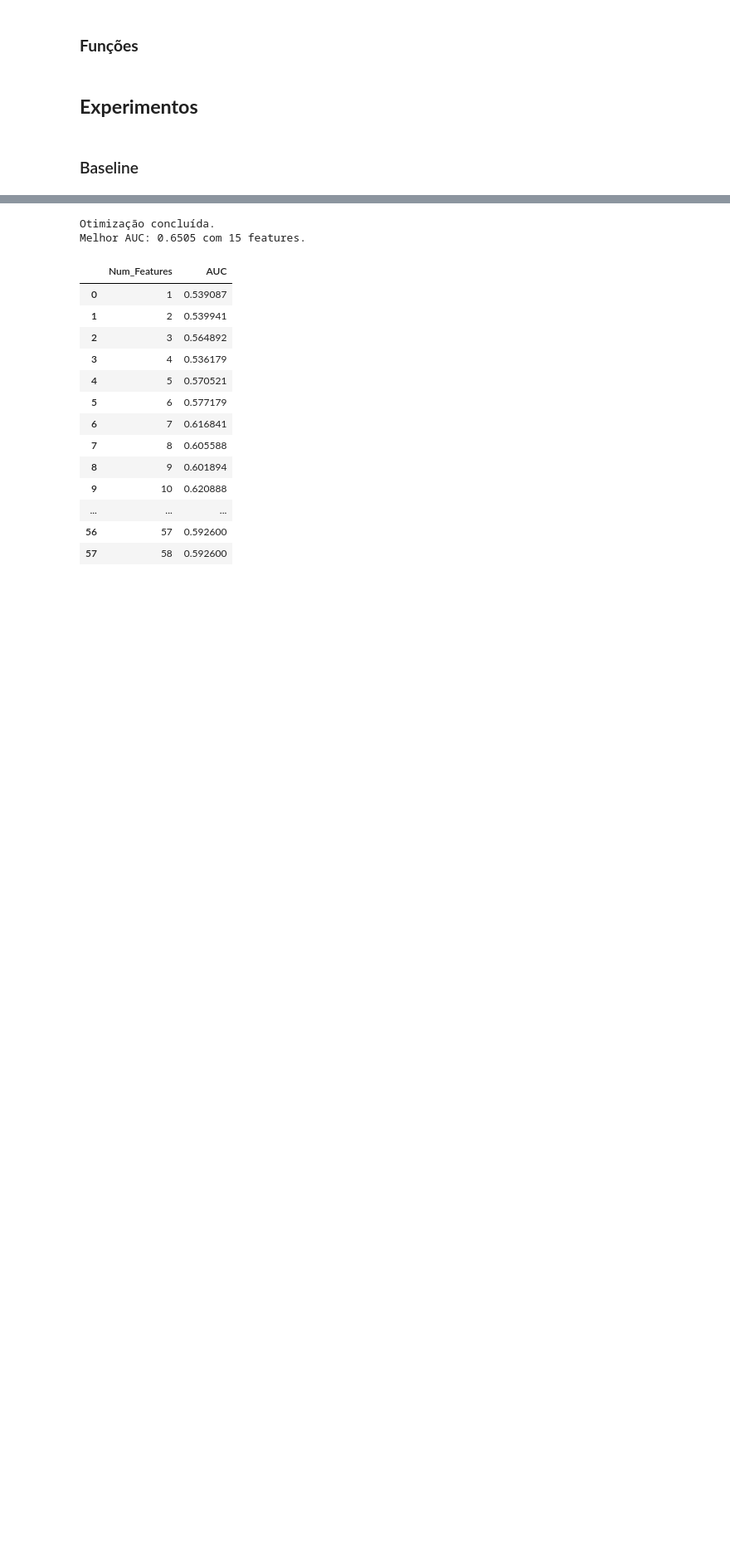
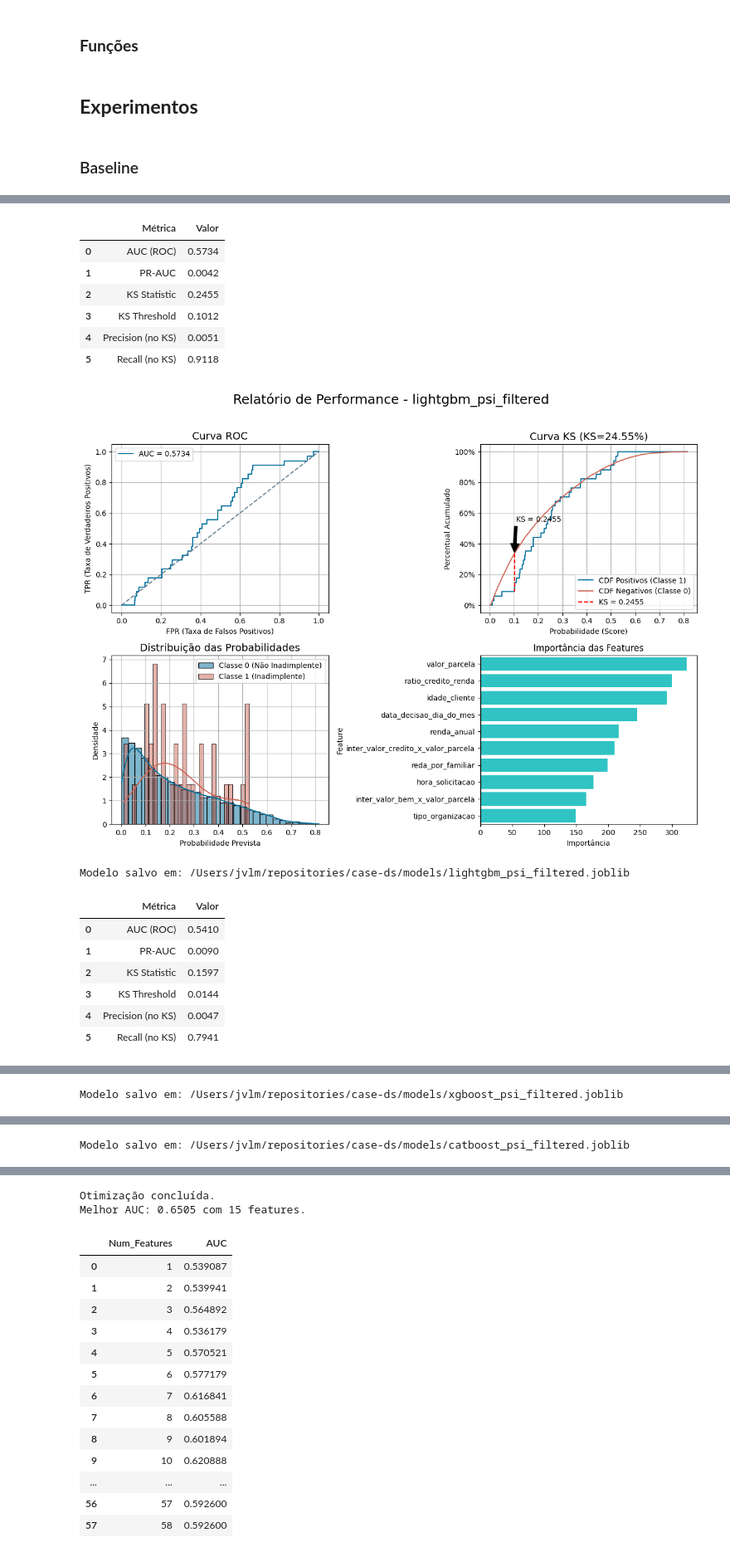
Before and after one commit to JVMergulho/case-ds, a Jupyter notebook: notebooks/criar_modelo.ipynb, the cells around one changed output, grey strips where cells are left out. Shown at 83% size. Cells and saved outputs as stored; diff of their text form; code cells hidden in the pictures; blank space fills up the shorter version.

```diff
--- a/notebooks/criar_modelo.ipynb
+++ b/notebooks/criar_modelo.ipynb
@@ -203,7 +216,7 @@ def plot_feature_importance(model, feature_names, ax=None):
   feature_importances = get_feature_importance_df(model, feature_names).head(10)
 
   # Plotar a importância das features
-  sns.barplot(x='Importance', y='Feature', data=feature_importances, ax=ax)
+  sns.barplot(x='Importance', y='Feature', data=feature_importances, ax=ax, color=cyan)
   ax.set_title('Importância das Features')
   ax.set_xlabel('Importância')
   ax.set_ylabel('Feature')
@@ -411,0 +541,9 @@ Modelo salvo em: /Users/jvlm/repositories/case-ds/models/catboost_baseline.jobli
+# %%
+features_names = X_train.columns.tolist()
+
+psi_results_df = analyze_psi(X_train, X_test)
+
+psi_results_warning = psi_results_df[psi_results_df['Status'] != 'Estável']
+display(psi_results_warning)
+
+psi_results_unstable = psi_results_df[psi_results_df['Status'] == 'Instável']
@@ -411,0 +566,30 @@ Modelo salvo em: /Users/jvlm/repositories/case-ds/models/catboost_baseline.jobli
+# %%
+X_train_stable = X_train.drop(columns=psi_results_unstable['Coluna'].tolist())
+X_test_stable = X_test.drop(columns=psi_results_unstable['Coluna'].tolist())
+# %%
+# Criar os modelos baseline
+model_lgbm = lgb.LGBMClassifier(**default_params['lgbm'])
+model_xgboost = xgb.XGBClassifier(**default_params['xgb'])
+model_catboost = cat.CatBoostClassifier(**default_params['cat'])
+
+# Executar experimentos baseline (apenas uma vez)
+run_experiment(model_lgbm, experiment_name='lightgbm_psi_filtered', X_train=X_train_stable, X_test=X_test_stable)
+run_experiment(model_xgboost, experiment_name='xgboost_psi_filtered', X_train=X_train_stable, X_test=X_test_stable)
+run_experiment(model_catboost, experiment_name='catboost_psi_filtered', X_train=X_train_stable, X_test=X_test_stable)
+# %% [output]
+|  | Métrica | Valor |
+| 0 | AUC (ROC) | 0.5734 |
+| 1 | PR-AUC | 0.0042 |
+| 2 | KS Statistic | 0.2455 |
+| 3 | KS Threshold | 0.1012 |
+| 4 | Precision (no KS) | 0.0051 |
+| 5 | Recall (no KS) | 0.9118 |
+[figure, added]
+Modelo salvo em: /Users/jvlm/repositories/case-ds/models/lightgbm_psi_filtered.joblib
+|  | Métrica | Valor |
+| 0 | AUC (ROC) | 0.5410 |
+| 1 | PR-AUC | 0.0090 |
+| 2 | KS Statistic | 0.1597 |
+| 3 | KS Threshold | 0.0144 |
+| 4 | Precision (no KS) | 0.0047 |
+| 5 | Recall (no KS) | 0.7941 |
@@ -411,0 +597 @@ Modelo salvo em: /Users/jvlm/repositories/case-ds/models/catboost_baseline.jobli
+Modelo salvo em: /Users/jvlm/repositories/case-ds/models/xgboost_psi_filtered.joblib
@@ -412 +606,2 @@ Modelo salvo em: /Users/jvlm/repositories/case-ds/models/catboost_baseline.jobli
+Modelo salvo em: /Users/jvlm/repositories/case-ds/models/catboost_psi_filtered.joblib
 # %% [markdown]
```
Also changed, not shown: parts of 32 cells of this notebook, 4 other files.
